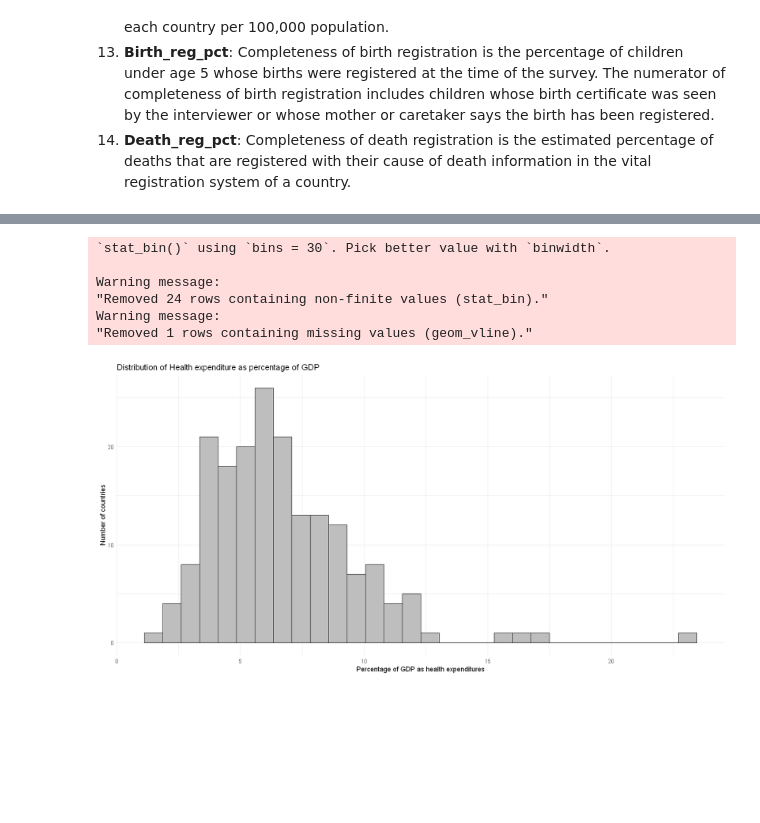
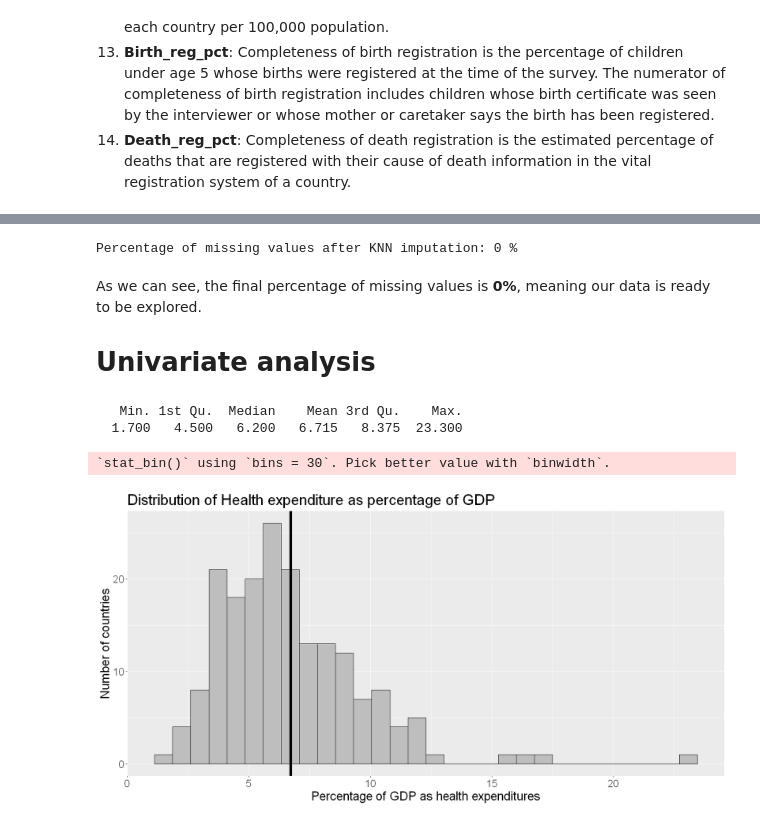
Before and after one commit to BrunoReis18/EAD2, a Jupyter notebook: EDA_Assignment2.ipynb, the cells around one changed output, grey strips where cells are left out. Cells and saved outputs as stored; diff of their text form; code cells hidden in the pictures; blank space fills up the shorter version.

```diff
--- a/EDA_Assignment2.ipynb
+++ b/EDA_Assignment2.ipynb
@@ -69,0 +81,2 @@ $ Death_reg_pct                      <dbl> NaN, 53, NaN, 80, NaN, 79, 100, ...
+# %%
+df = df[, !names(df) %in% c("Country", "Province", "Death_reg_pct")]
@@ -69,0 +87,3 @@ $ Death_reg_pct                      <dbl> NaN, 53, NaN, 80, NaN, 79, 100, ...
+# %%
+df$na_count <- apply(is.na(df), 1, sum)
+df = df[(df[,"na_count"]<=3),]
@@ -70,17 +97,26 @@ $ Death_reg_pct                      <dbl> NaN, 53, NaN, 80, NaN, 79, 100, ...
+# %%
+imputed_data = kNN(df[, 2:11], imp_var = FALSE, useImputedDist = FALSE)
+imputed_data$Bank_Name = df$Bank_Name
+cat("Percentage of missing values after KNN imputation:", mean(is.na(imputed_data)), "%")
+# %% [output]
+Percentage of missing values after KNN imputation: 0 %
+# %% [markdown]
+As we can see, the final percentage of missing values is __0%__, meaning our data is ready to be explored.
+
+# Univariate analysis
+# %%
+summary(imputed_data$Health_exp_pct_of_GDP)
+# %% [output]
+   Min. 1st Qu.  Median    Mean 3rd Qu.    Max.
+  1.700   4.500   6.200   6.715   8.375  23.300
 # %%
 options(repr.plot.width = 14, repr.plot.height = 7)
 
-df %>% ggplot(aes(Health_exp_pct_of_GDP)) +
+imputed_data %>% ggplot(aes(Health_exp_pct_of_GDP)) +
     geom_histogram(color = "black", fill = "grey") +
     geom_vline(xintercept = mean(df$Health_exp_pct_of_GDP), lwd = 2) +
     labs(title = "Distribution of Health expenditure as percentage of GDP", x = "Percentage of GDP as health expenditures", y = "Number of countries") +
-    theme(text = element_text(size = 20)) +
-    theme_minimal()
+    theme(text = element_text(size = 20))
 # %% [output]
 `stat_bin()` using `bins = 30`. Pick better value with `binwidth`.
-
-Warning message:
-"Removed 24 rows containing non-finite values (stat_bin)."
-Warning message:
-"Removed 1 rows containing missing values (geom_vline)."
-[figure, old version]
+[figure, new version]
```
Also changed, not shown: parts of 8 cells of this notebook, 1 other file.
